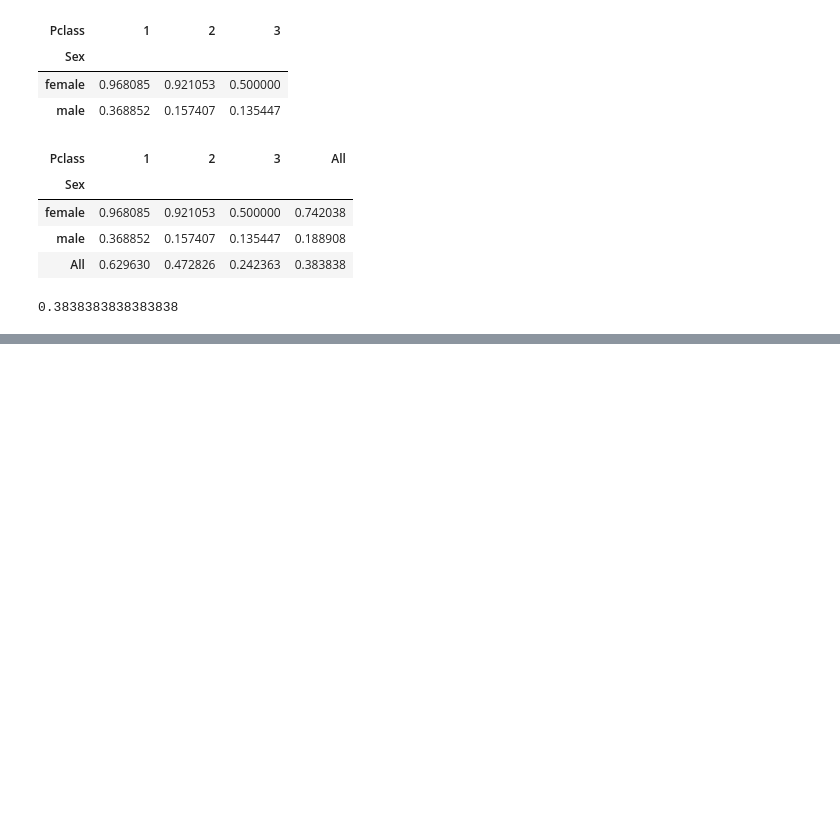
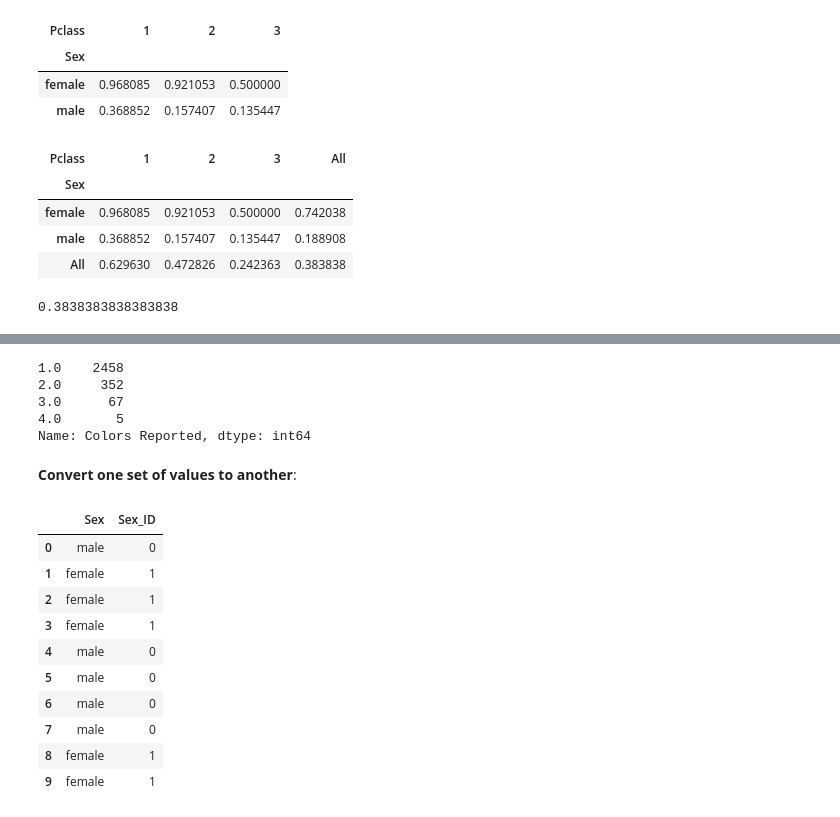
Before and after one commit to Tamoghna-Saha/python_tutorials_notebook, a Jupyter notebook: data_science/Pandas.ipynb, the cells around one changed output, grey strips where cells are left out. Drawn from its saved outputs; the diff is of its cells as text; code cells hidden in the pictures; blank space fills up the shorter version.

```diff
--- a/data_science/Pandas.ipynb
+++ b/data_science/Pandas.ipynb
@@ -965,0 +1074,27 @@ titanic.Survived.mean()
+# %%
+(ufo['Colors Reported'].str.count(' ')+1).value_counts()
+# %% [output]
+1.0    2458
+2.0     352
+3.0      67
+4.0       5
+Name: Colors Reported, dtype: int64
+# %% [markdown]
+__Convert one set of values to another__:
+# %%
+## convert one set of values to another
+
+titanic['Sex_ID'] = titanic.Sex.map({'female':1, 'male':0})
+titanic[['Sex', 'Sex_ID']].head(10)
+# %% [output]
+|  | Sex | Sex_ID |
+| 0 | male | 0 |
+| 1 | female | 1 |
+| 2 | female | 1 |
+| 3 | female | 1 |
+| 4 | male | 0 |
+| 5 | male | 0 |
+| 6 | male | 0 |
+| 7 | male | 0 |
+| 8 | female | 1 |
+| 9 | female | 1 |
```
Also changed, not shown: parts of 62 cells of this notebook.
